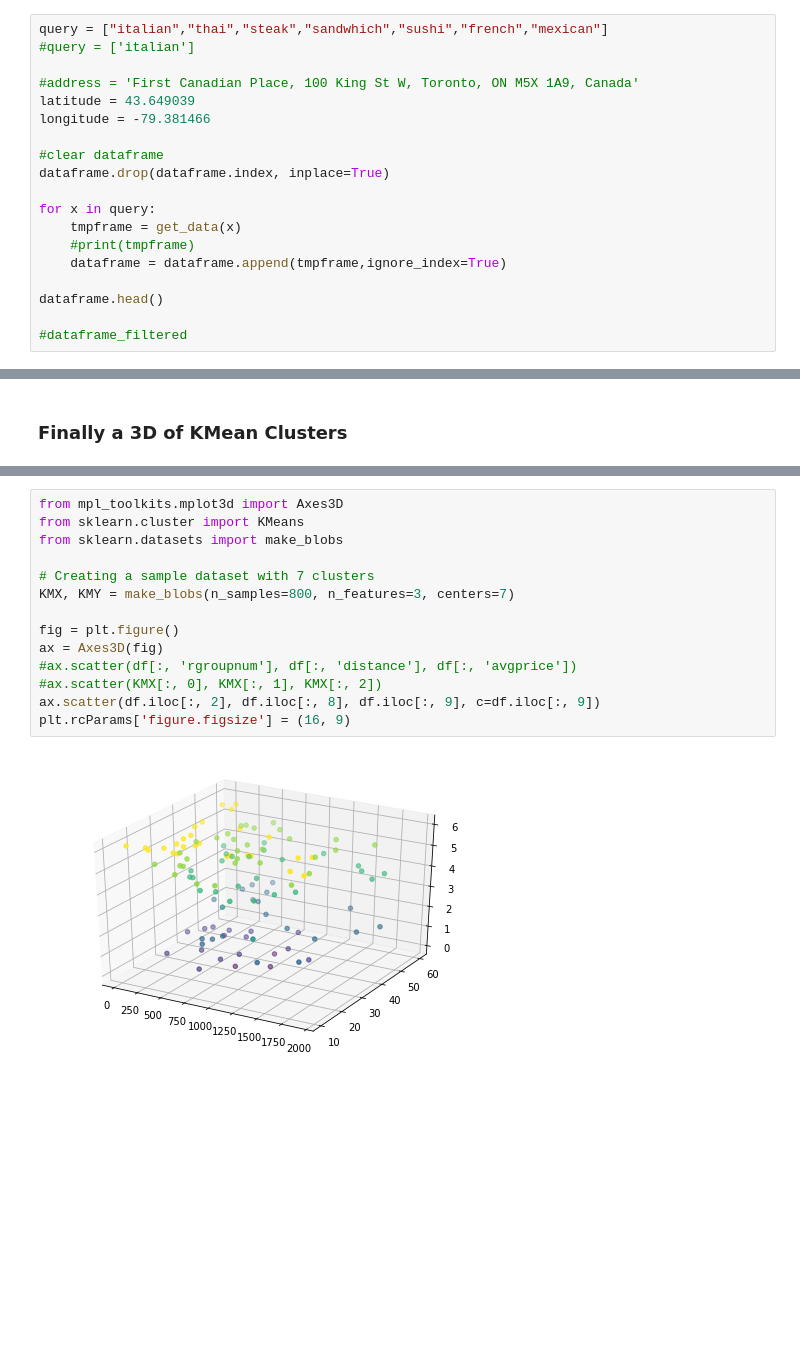
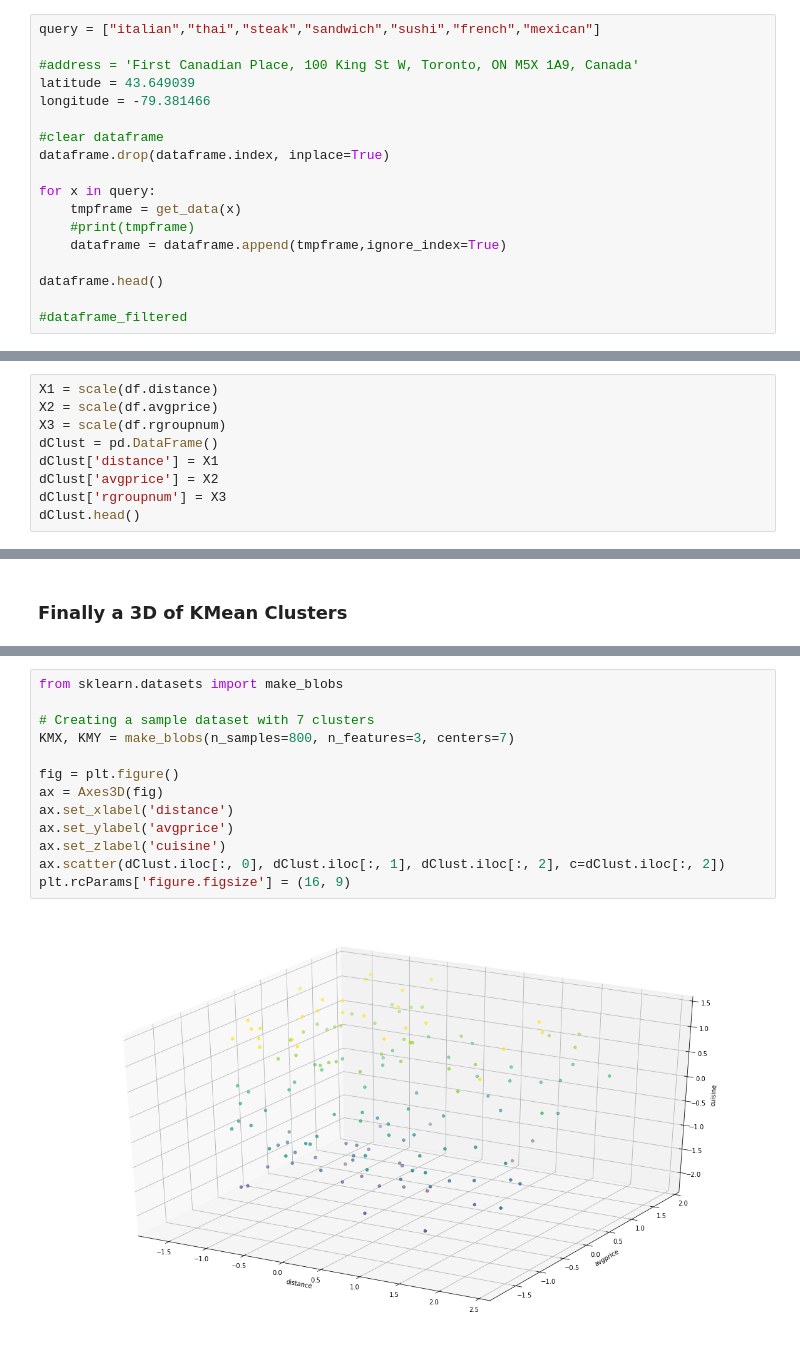
Before and after one commit to ghdigi/Coursera_Capstone, a Jupyter notebook: Final Project.ipynb, the cells around one changed output, grey strips where cells are left out. Drawn from its saved outputs; the diff is of its cells as text; blank space fills up the shorter version.

```diff
--- a/Final Project.ipynb
+++ b/Final Project.ipynb
@@ -71,8 +79,7 @@ def get_data(qry):
 # %% [markdown]
 # Loop through restaurants
 # %%
-query = ["italian","thai","steak","sandwhich","sushi","french","mexican"]
-#query = ['italian']
+query = ["italian","thai","steak","sandwich","sushi","french","mexican"]
 
 #address = 'First Canadian Place, 100 King St W, Toronto, ON M5X 1A9, Canada'
 latitude = 43.649039
@@ -242,0 +252,9 @@ X.head(10)
+# %%
+X1 = scale(df.distance)
+X2 = scale(df.avgprice)
+X3 = scale(df.rgroupnum)
+dClust = pd.DataFrame()
+dClust['distance'] = X1
+dClust['avgprice'] = X2
+dClust['rgroupnum'] = X3
+dClust.head()
@@ -284,16 +336,15 @@ df[df.rgroup == 'sandwhich']
 # %%
-from mpl_toolkits.mplot3d import Axes3D
-from sklearn.cluster import KMeans
 from sklearn.datasets import make_blobs
 
 # Creating a sample dataset with 7 clusters
 KMX, KMY = make_blobs(n_samples=800, n_features=3, centers=7)
 
 fig = plt.figure()
 ax = Axes3D(fig)
-#ax.scatter(df[:, 'rgroupnum'], df[:, 'distance'], df[:, 'avgprice'])
-#ax.scatter(KMX[:, 0], KMX[:, 1], KMX[:, 2])
-ax.scatter(df.iloc[:, 2], df.iloc[:, 8], df.iloc[:, 9], c=df.iloc[:, 9])
+ax.set_xlabel('distance')
+ax.set_ylabel('avgprice')
+ax.set_zlabel('cuisine')
+ax.scatter(dClust.iloc[:, 0], dClust.iloc[:, 1], dClust.iloc[:, 2], c=dClust.iloc[:, 2])
 plt.rcParams['figure.figsize'] = (16, 9)
 # %% [output]
-[figure, old version]
+[figure, new version]
```
Also changed, not shown: parts of 22 cells of this notebook.
